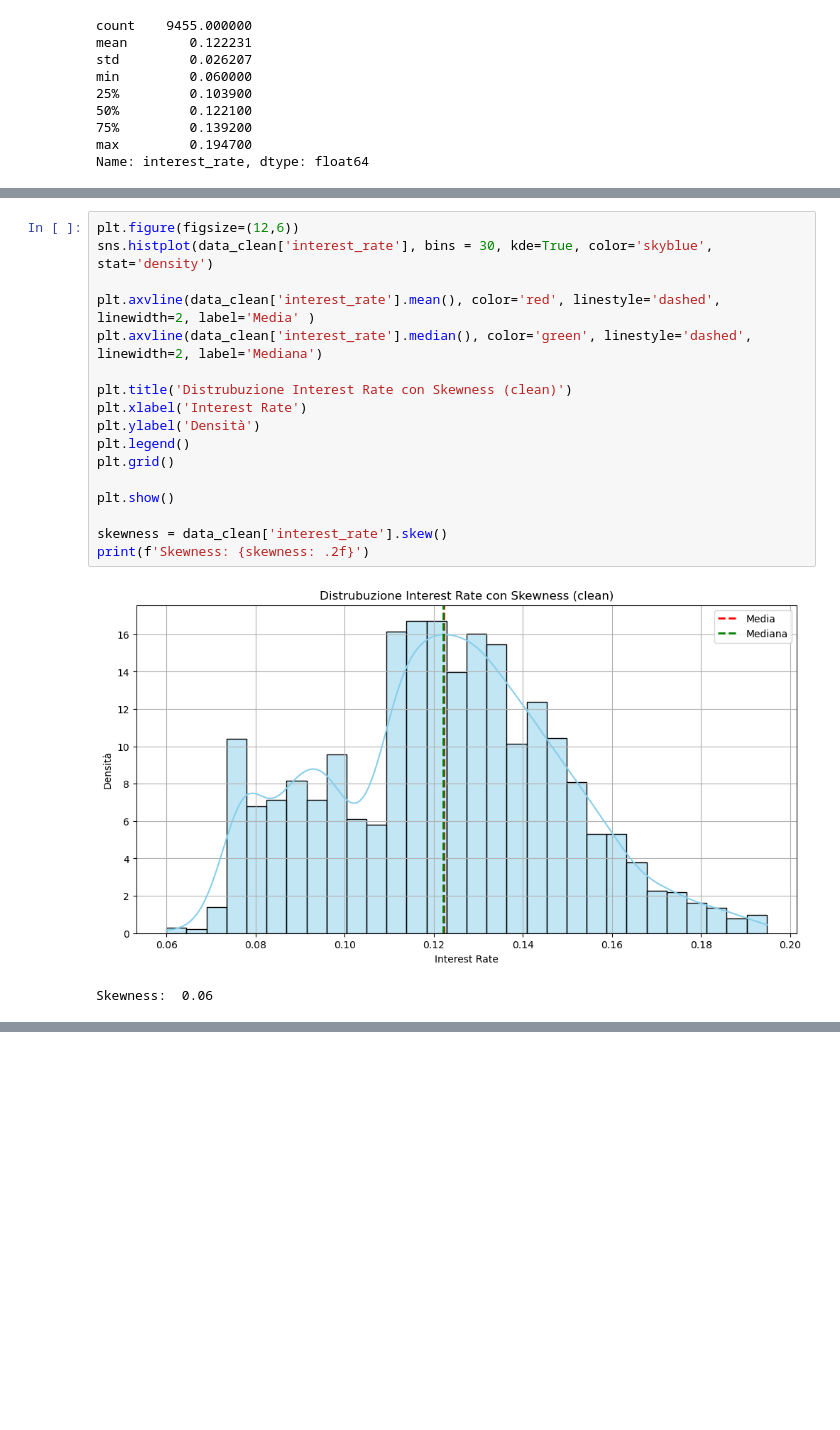
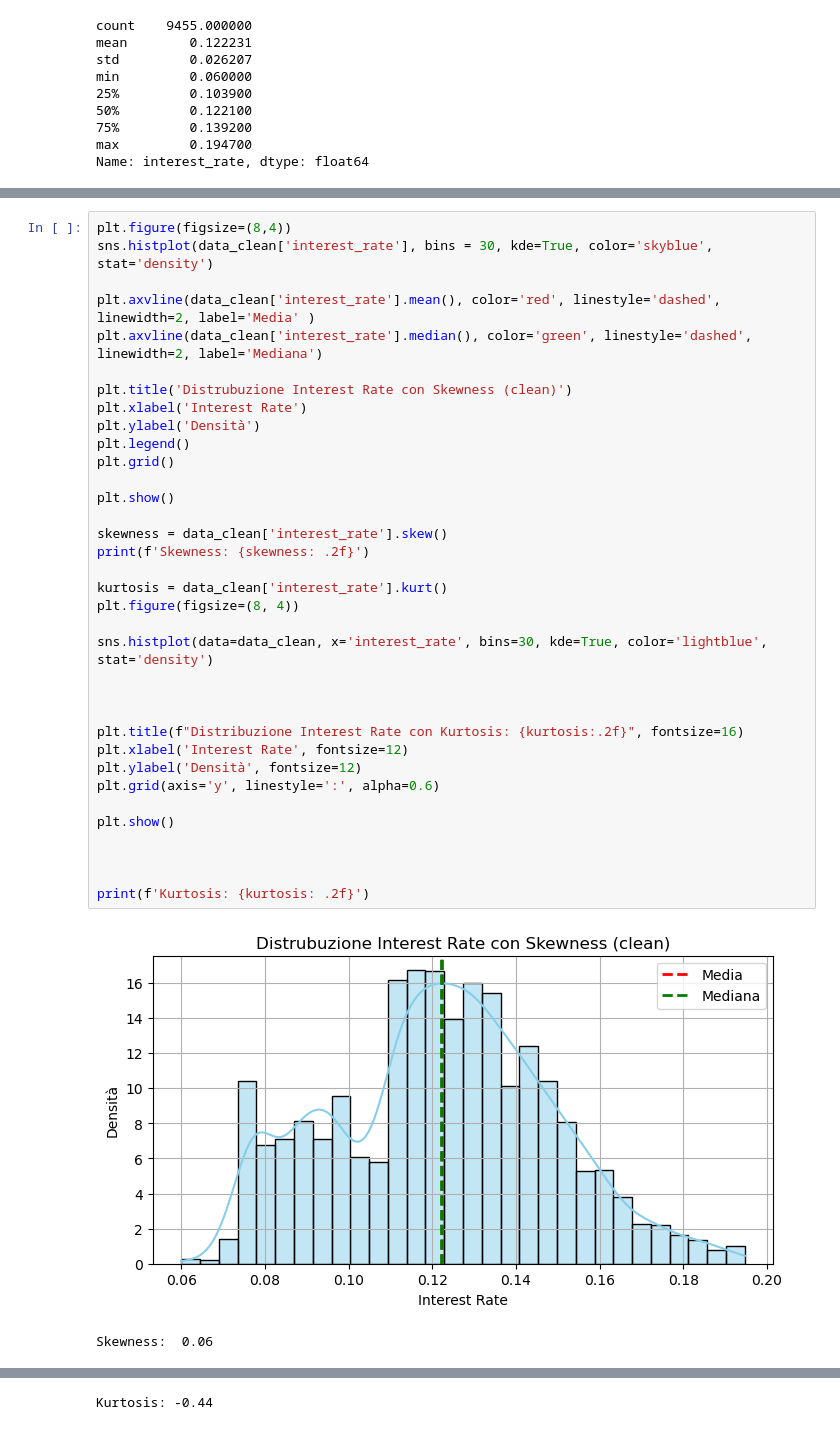
Before and after one commit to gabrielniculaesei/lendingclub-dataset, a Jupyter notebook: Project.ipynb, the cells around one changed output, grey strips where cells are left out. Cells and saved outputs as stored; diff of their text form; blank space fills up the shorter version.

```diff
--- a/Project.ipynb
+++ b/Project.ipynb
@@ -614,20 +614,38 @@ Name: interest_rate, dtype: float64
 # %%
-plt.figure(figsize=(12,6))
+plt.figure(figsize=(8,4))
 sns.histplot(data_clean['interest_rate'], bins = 30, kde=True, color='skyblue', stat='density')
 
 plt.axvline(data_clean['interest_rate'].mean(), color='red', linestyle='dashed', linewidth=2, label='Media' )
 plt.axvline(data_clean['interest_rate'].median(), color='green', linestyle='dashed', linewidth=2, label='Mediana')
 
 plt.title('Distrubuzione Interest Rate con Skewness (clean)')
 plt.xlabel('Interest Rate')
 plt.ylabel('Densità')
 plt.legend()
 plt.grid()
 
 plt.show()
 
 skewness = data_clean['interest_rate'].skew()
 print(f'Skewness: {skewness: .2f}')
+
+kurtosis = data_clean['interest_rate'].kurt()
+plt.figure(figsize=(8, 4))
+
+sns.histplot(data=data_clean, x='interest_rate', bins=30, kde=True, color='lightblue', stat='density')
+
+
+
+plt.title(f"Distribuzione Interest Rate con Kurtosis: {kurtosis:.2f}", fontsize=16)
+plt.xlabel('Interest Rate', fontsize=12)
+plt.ylabel('Densità', fontsize=12)
+plt.grid(axis='y', linestyle=':', alpha=0.6)
+
+plt.show()
+
+
+
+print(f'Kurtosis: {kurtosis: .2f}')
 # %% [output]
-[figure, old version]
+[figure, new version]
 Skewness:  0.06
@@ -633,0 +653 @@ Skewness:  0.06
+Kurtosis: -0.44
```
Also changed, not shown: parts of 106 cells of this notebook.
